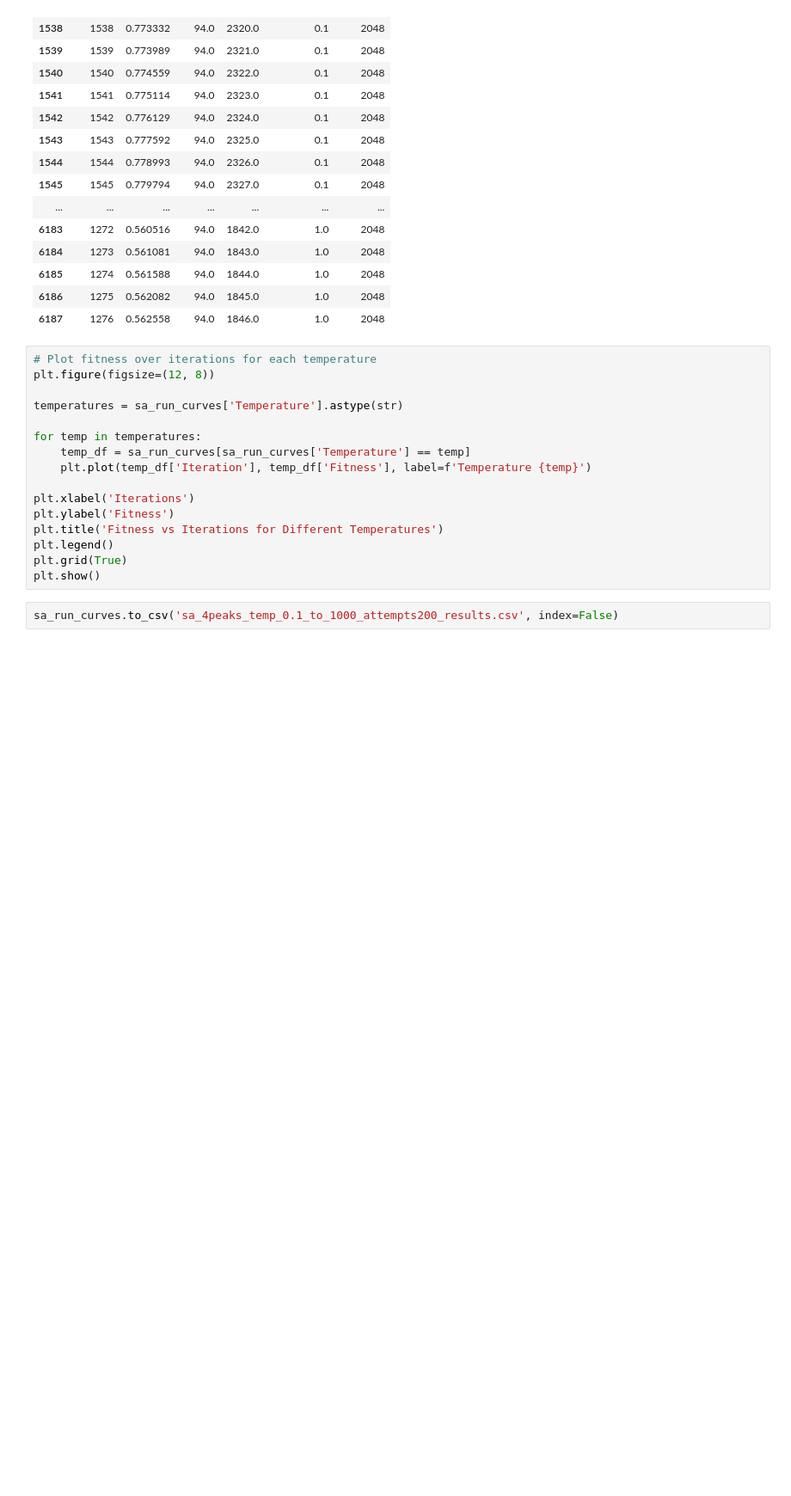
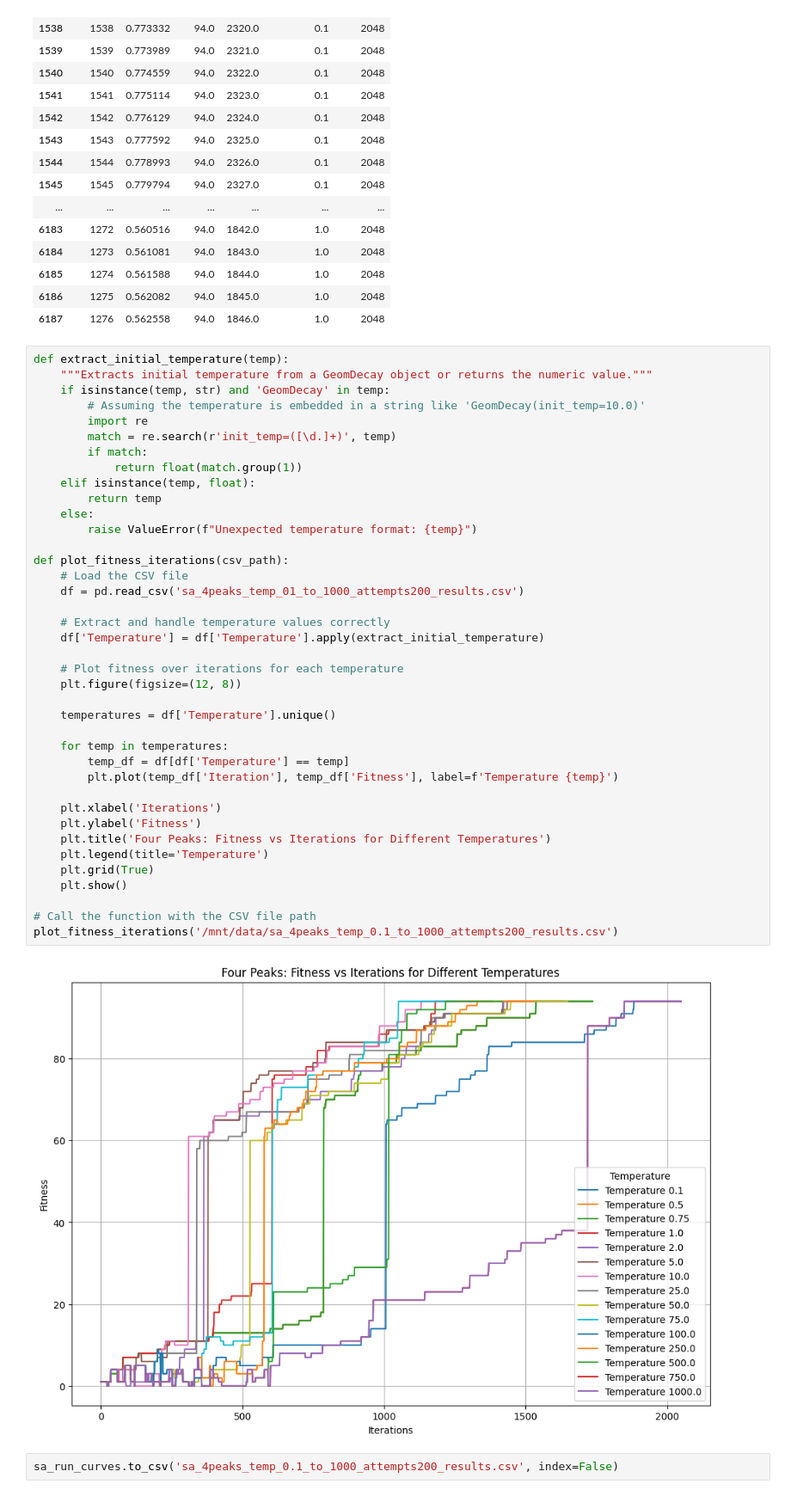
Before and after one commit to melodyyu/cs7641-a2-optimization, a Jupyter notebook: 4peaks_optimization.ipynb, the cells around one changed output. Shown at 86% size. Saved outputs shown, nothing was run; the diff lists cells and outputs as text; blank space fills up the shorter version.

Commit message:
graphed fitness/iteration for multiple temps

```diff
--- a/4peaks_optimization.ipynb
+++ b/4peaks_optimization.ipynb
@@ -737,20 +737,45 @@ HTML(best_runs.to_html())
 | 6186 | 1275 | 0.562082 | 94.0 | 1845.0 | 1.0 | 2048 |
 | 6187 | 1276 | 0.562558 | 94.0 | 1846.0 | 1.0 | 2048 |
 # %%
-# Plot fitness over iterations for each temperature
-plt.figure(figsize=(12, 8))
+def extract_initial_temperature(temp):
+    """Extracts initial temperature from a GeomDecay object or returns the numeric value."""
+    if isinstance(temp, str) and 'GeomDecay' in temp:
+        # Assuming the temperature is embedded in a string like 'GeomDecay(init_temp=10.0)'
+        import re
+        match = re.search(r'init_temp=([\d.]+)', temp)
+        if match:
+            return float(match.group(1))
+    elif isinstance(temp, float):
+        return temp
+    else:
+        raise ValueError(f"Unexpected temperature format: {temp}")
 
-temperatures = sa_run_curves['Temperature'].astype(str)
+def plot_fitness_iterations(csv_path):
+    # Load the CSV file
+    df = pd.read_csv('sa_4peaks_temp_01_to_1000_attempts200_results.csv')
 
-for temp in temperatures:
-    temp_df = sa_run_curves[sa_run_curves['Temperature'] == temp]
-    plt.plot(temp_df['Iteration'], temp_df['Fitness'], label=f'Temperature {temp}')
+    # Extract and handle temperature values correctly
+    df['Temperature'] = df['Temperature'].apply(extract_initial_temperature)
 
-plt.xlabel('Iterations')
-plt.ylabel('Fitness')
-plt.title('Fitness vs Iterations for Different Temperatures')
-plt.legend()
-plt.grid(True)
-plt.show()
+    # Plot fitness over iterations for each temperature
+    plt.figure(figsize=(12, 8))
+
+    temperatures = df['Temperature'].unique()
+
+    for temp in temperatures:
+        temp_df = df[df['Temperature'] == temp]
+        plt.plot(temp_df['Iteration'], temp_df['Fitness'], label=f'Temperature {temp}')
+
+    plt.xlabel('Iterations')
+    plt.ylabel('Fitness')
+    plt.title('Four Peaks: Fitness vs Iterations for Different Temperatures')
+    plt.legend(title='Temperature')
+    plt.grid(True)
+    plt.show()
+
+# Call the function with the CSV file path
+plot_fitness_iterations('/mnt/data/sa_4peaks_temp_0.1_to_1000_attempts200_results.csv')
+# %% [output]
+[figure, added]
 # %%
 sa_run_curves.to_csv('sa_4peaks_temp_0.1_to_1000_attempts200_results.csv', index=False)
```
